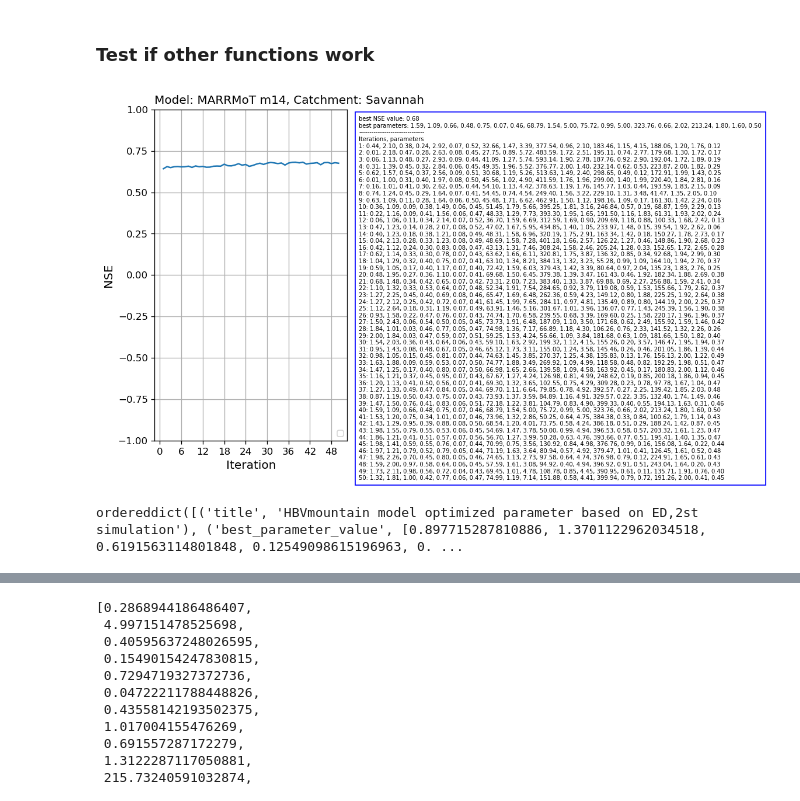
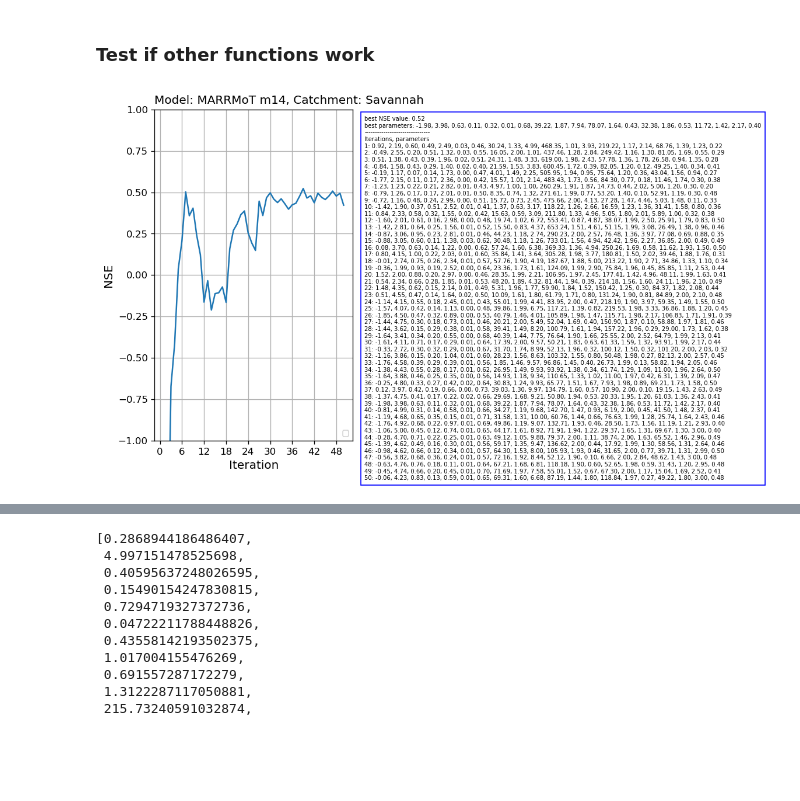
Before and after one commit to vhoogelander/BMI_HBVmountain_streamflow_analysis, a Jupyter notebook: HBVmountain/BMI_Python/CMA_tests/CMA_evolution-Copy2.ipynb, the cells around one changed output, grey strips where cells are left out. Saved outputs shown, nothing was run; the diff lists cells and outputs as text; code cells hidden in the pictures; blank space fills up the shorter version.

Commit message:
validation and calibration

```diff
--- a/HBVmountain/BMI_Python/CMA_tests/CMA_evolution-Copy2.ipynb
+++ b/HBVmountain/BMI_Python/CMA_tests/CMA_evolution-Copy2.ipynb
@@ -498,16 +499,12 @@ yaml = YAML()
 # print(f'Calibration results saved in {filename}')
 import matplotlib.pyplot as plt
 # %%
-filename = 'cma_calibration_conasauga.yml'
+filename = 'cma_calibration_bigrockcreek.yml'
 with open(filename) as f:
     calibration_results = yaml.load(f)
-fig = plot_parameters(calibration_results[0])
+fig = plot_parameters(calibration_results[1])
 # plt.ylim((-1, 1))
 # fig.savefig(f"{filename}.png", bbox_inches="tight", dpi=300)
 # calibration_results[1]
 # %% [output]
-[figure, old version]
+[figure, new version]
-# %%
-calibration_results[1]
-# %% [output]
-ordereddict([('title', 'HBVmountain model optimized parameter based on ED,2st simulation'), ('best_parameter_value', [0.897715287810886, 1.3701122962034518, 0.6191563114801848, 0.12549098615196963, 0. ...
```
Also changed, not shown: parts of 2 cells of this notebook, 47 other files.
